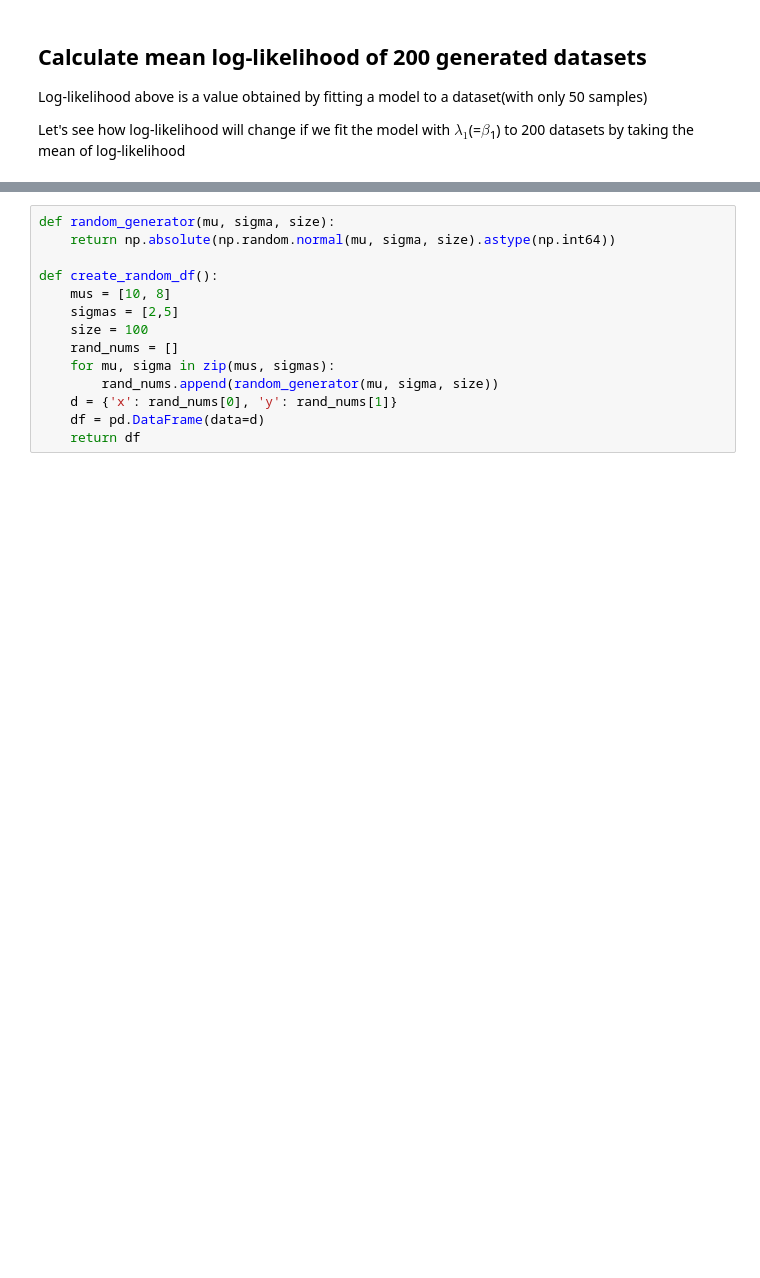
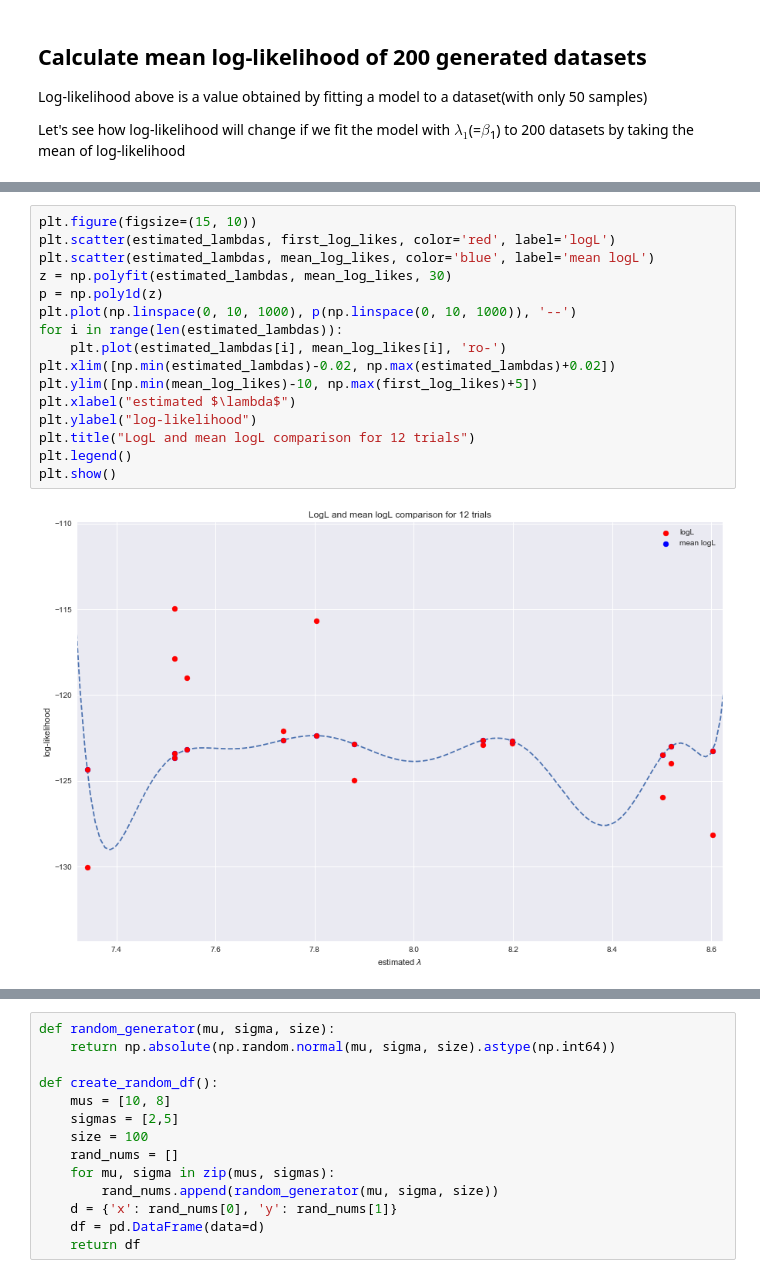
Before and after one commit to Juice178/stats-modeling, a Jupyter notebook: chapters/chapter_4.ipynb, the cells around one changed output, grey strips where cells are left out. Drawn from its saved outputs; the diff is of its cells as text; blank space fills up the shorter version.

```diff
--- a/chapters/chapter_4.ipynb
+++ b/chapters/chapter_4.ipynb
@@ -339,0 +413,18 @@ print(np.log(8.30))
+# %%
+plt.figure(figsize=(15, 10))
+plt.scatter(estimated_lambdas, first_log_likes, color='red', label='logL')
+plt.scatter(estimated_lambdas, mean_log_likes, color='blue', label='mean logL')
+z = np.polyfit(estimated_lambdas, mean_log_likes, 30)
+p = np.poly1d(z)
+plt.plot(np.linspace(0, 10, 1000), p(np.linspace(0, 10, 1000)), '--')
+for i in range(len(estimated_lambdas)):
+    plt.plot(estimated_lambdas[i], mean_log_likes[i], 'ro-')
+plt.xlim([np.min(estimated_lambdas)-0.02, np.max(estimated_lambdas)+0.02])
+plt.ylim([np.min(mean_log_likes)-10, np.max(first_log_likes)+5])
+plt.xlabel("estimated $\lambda$")
+plt.ylabel("log-likelihood")
+plt.title("LogL and mean logL comparison for 12 trials")
+plt.legend()
+plt.show()
+# %% [output]
+[figure, added]
```
Also changed, not shown: parts of 26 cells of this notebook.
